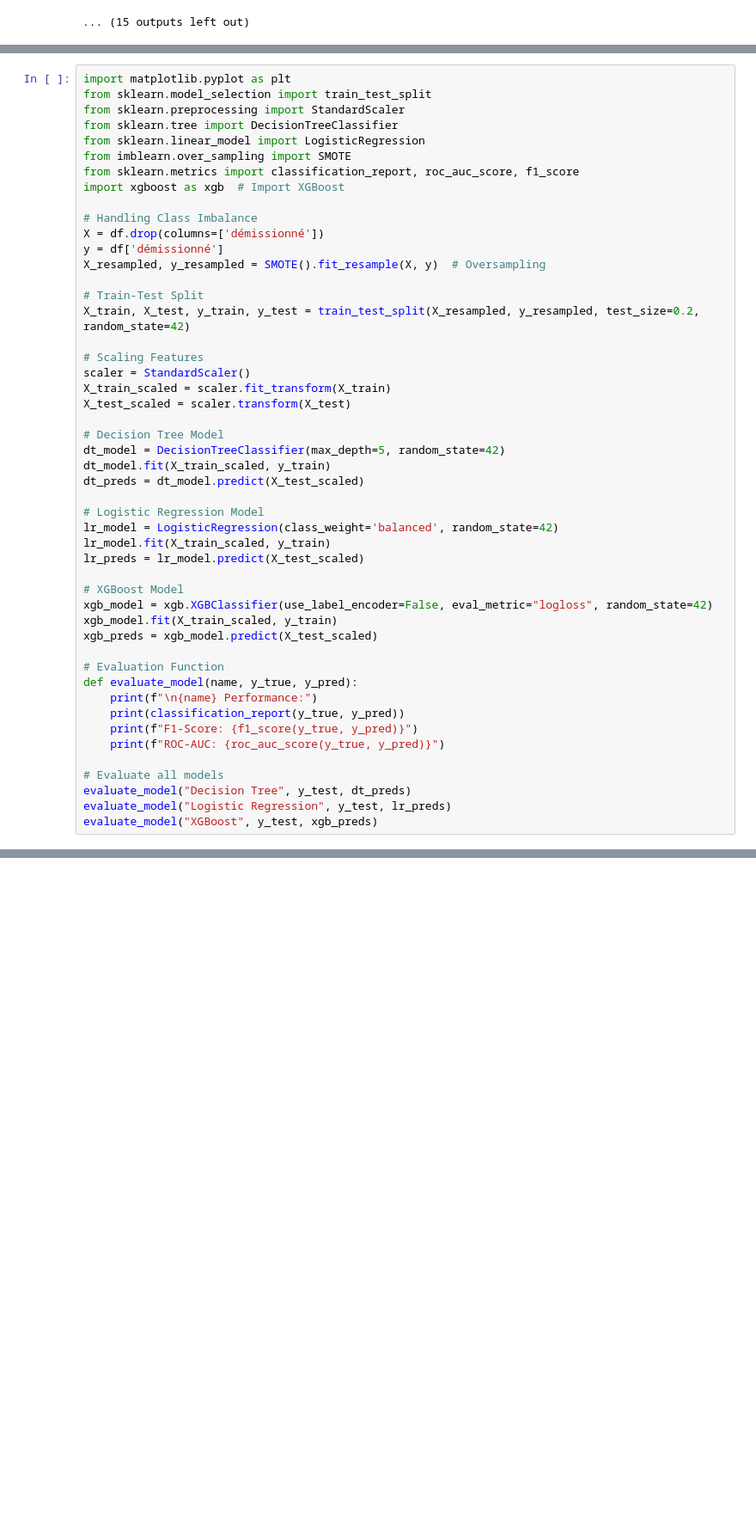
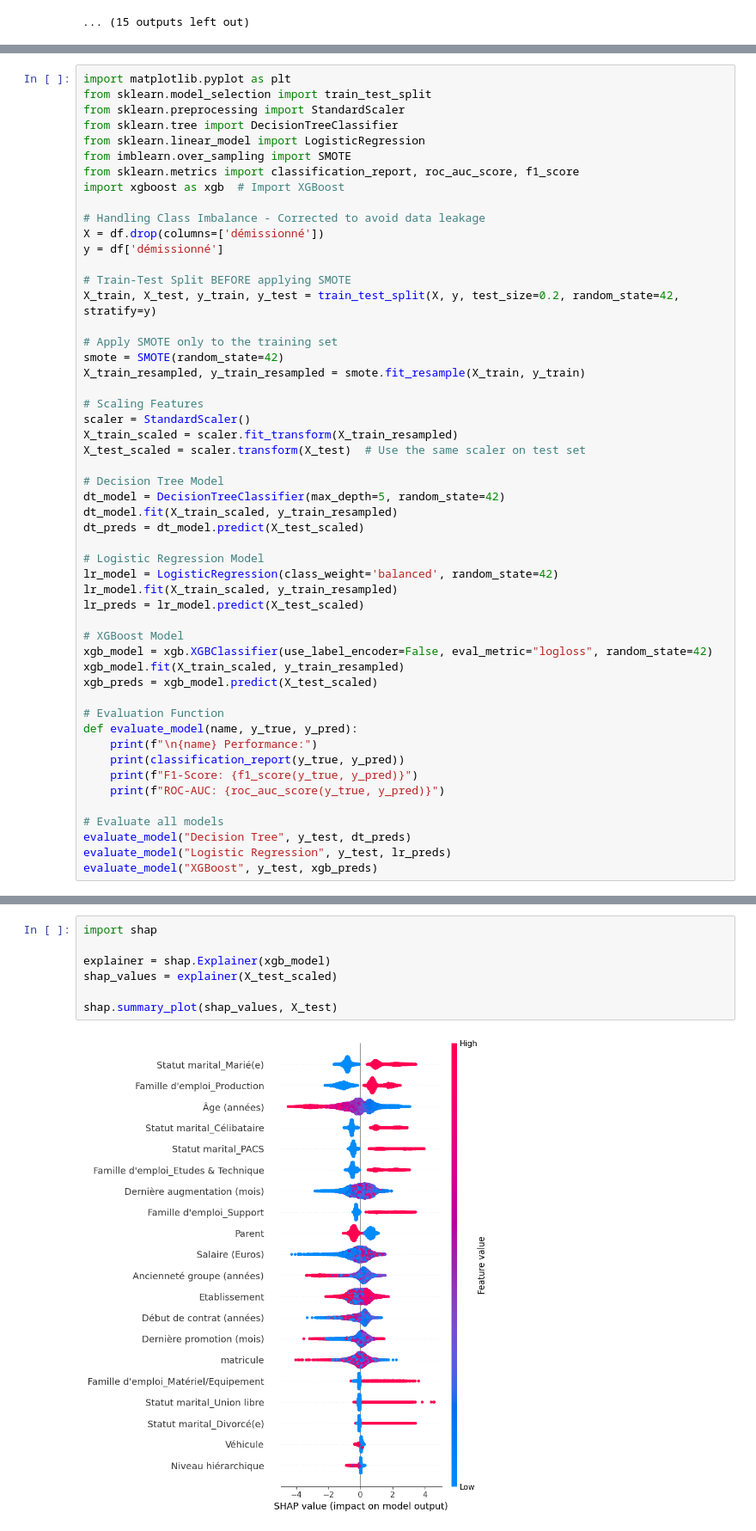
Before and after one commit to mateusgoto01/humans_resources_anomaly, a Jupyter notebook: HR_analysis.ipynb, the cells around one changed output, grey strips where cells are left out. Shown at 86% size. Drawn from its saved outputs; the diff is of its cells as text; blank space fills up the shorter version.

Commit message:
data leakage corrected

```diff
--- a/HR_analysis.ipynb
+++ b/HR_analysis.ipynb
@@ -233,32 +233,35 @@ from imblearn.over_sampling import SMOTE
 from sklearn.metrics import classification_report, roc_auc_score, f1_score
 import xgboost as xgb  # Import XGBoost
 
-# Handling Class Imbalance
+# Handling Class Imbalance - Corrected to avoid data leakage
 X = df.drop(columns=['démissionné'])
 y = df['démissionné']
-X_resampled, y_resampled = SMOTE().fit_resample(X, y)  # Oversampling
 
-# Train-Test Split
-X_train, X_test, y_train, y_test = train_test_split(X_resampled, y_resampled, test_size=0.2, random_state=42)
+# Train-Test Split BEFORE applying SMOTE
+X_train, X_test, y_train, y_test = train_test_split(X, y, test_size=0.2, random_state=42, stratify=y)
+
+# Apply SMOTE only to the training set
+smote = SMOTE(random_state=42)
+X_train_resampled, y_train_resampled = smote.fit_resample(X_train, y_train)
 
 # Scaling Features
 scaler = StandardScaler()
-X_train_scaled = scaler.fit_transform(X_train)
-X_test_scaled = scaler.transform(X_test)
+X_train_scaled = scaler.fit_transform(X_train_resampled)
+X_test_scaled = scaler.transform(X_test)  # Use the same scaler on test set
 
 # Decision Tree Model
 dt_model = DecisionTreeClassifier(max_depth=5, random_state=42)
-dt_model.fit(X_train_scaled, y_train)
+dt_model.fit(X_train_scaled, y_train_resampled)
 dt_preds = dt_model.predict(X_test_scaled)
 
 # Logistic Regression Model
 lr_model = LogisticRegression(class_weight='balanced', random_state=42)
-lr_model.fit(X_train_scaled, y_train)
+lr_model.fit(X_train_scaled, y_train_resampled)
 lr_preds = lr_model.predict(X_test_scaled)
 
 # XGBoost Model
 xgb_model = xgb.XGBClassifier(use_label_encoder=False, eval_metric="logloss", random_state=42)
-xgb_model.fit(X_train_scaled, y_train)
+xgb_model.fit(X_train_scaled, y_train_resampled)
 xgb_preds = xgb_model.predict(X_test_scaled)
 
 # Evaluation Function
@@ -292,0 +296,9 @@ ROC-AUC: 0.9756550278272417
+# %%
+import shap
+
+explainer = shap.Explainer(xgb_model)
+shap_values = explainer(X_test_scaled)
+
+shap.summary_plot(shap_values, X_test)
+# %% [output]
+[figure, added]
```
Also changed, not shown: parts of 1 cell of this notebook.
